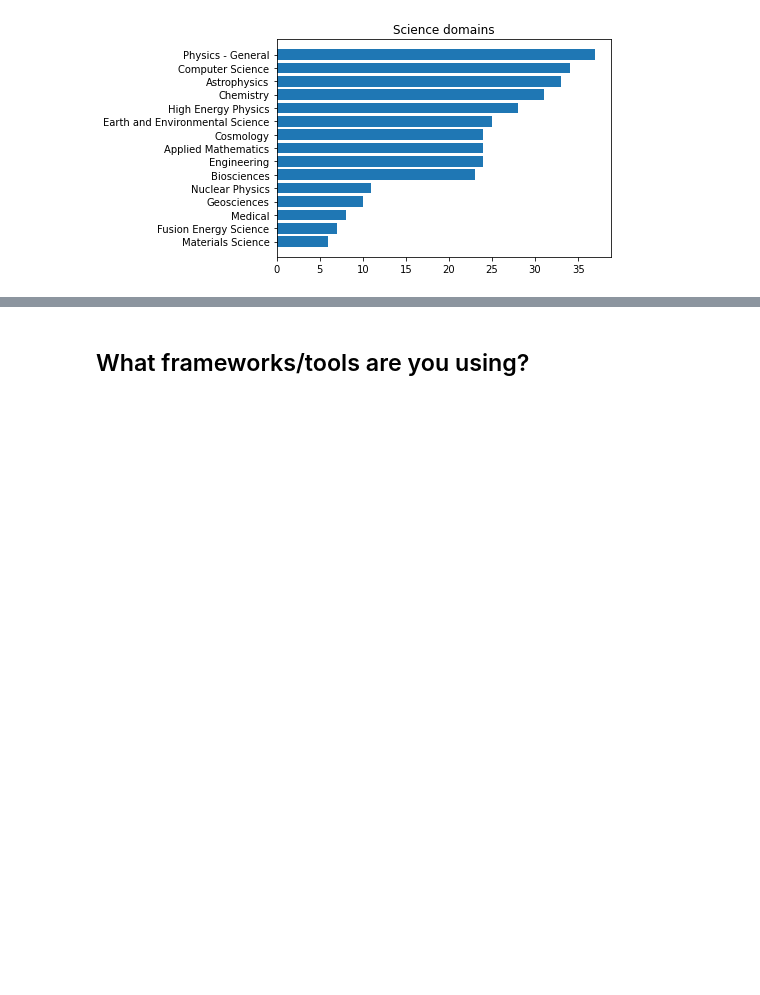
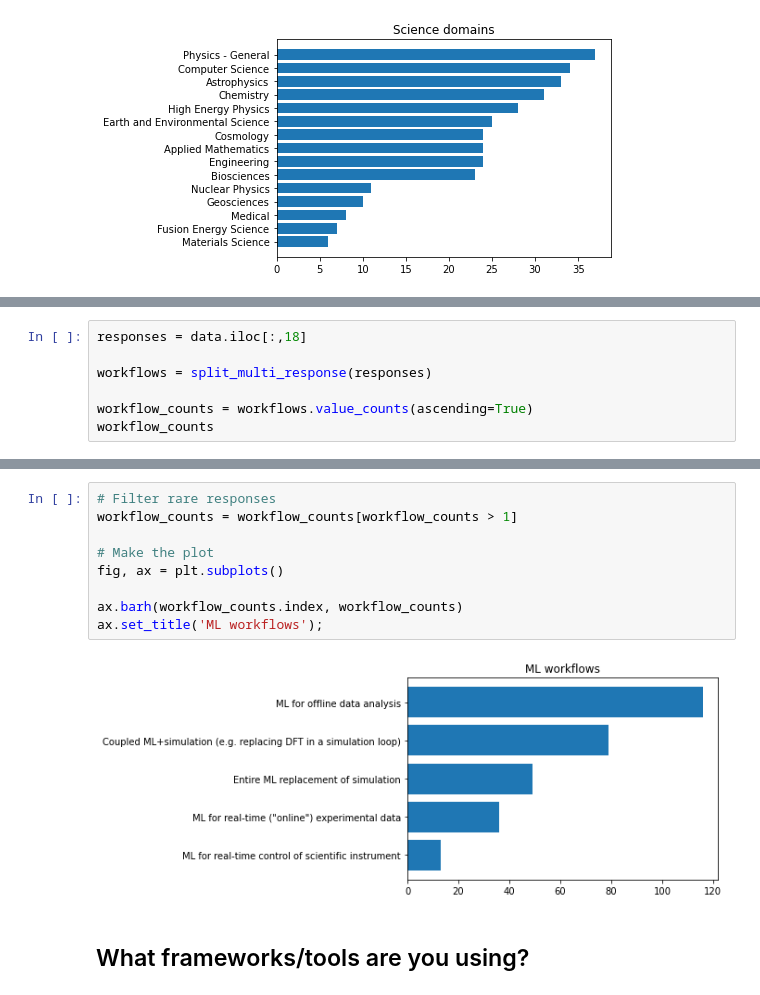
Before and after one commit to sparticlesteve/nersc-ml-survey, a Jupyter notebook: survey_analysis.ipynb, the cells around one changed output, grey strips where cells are left out. Saved outputs shown, nothing was run; the diff lists cells and outputs as text; blank space fills up the shorter version.

Commit message:
update plots

```diff
--- a/survey_analysis.ipynb
+++ b/survey_analysis.ipynb
@@ -86,0 +93,7 @@ ax.set_title('Science domains');
+# %%
+responses = data.iloc[:,18]
+
+workflows = split_multi_response(responses)
+
+workflow_counts = workflows.value_counts(ascending=True)
+workflow_counts
@@ -87,3 +114,14 @@ ax.set_title('Science domains');
+# %%
+# Filter rare responses
+workflow_counts = workflow_counts[workflow_counts > 1]
+
+# Make the plot
+fig, ax = plt.subplots()
+
+ax.barh(workflow_counts.index, workflow_counts)
+ax.set_title('ML workflows');
+# %% [output]
+[figure, added]
 # %% [markdown]
 ## What frameworks/tools are you using?
 # %%
```
Also changed, not shown: parts of 34 cells of this notebook.
